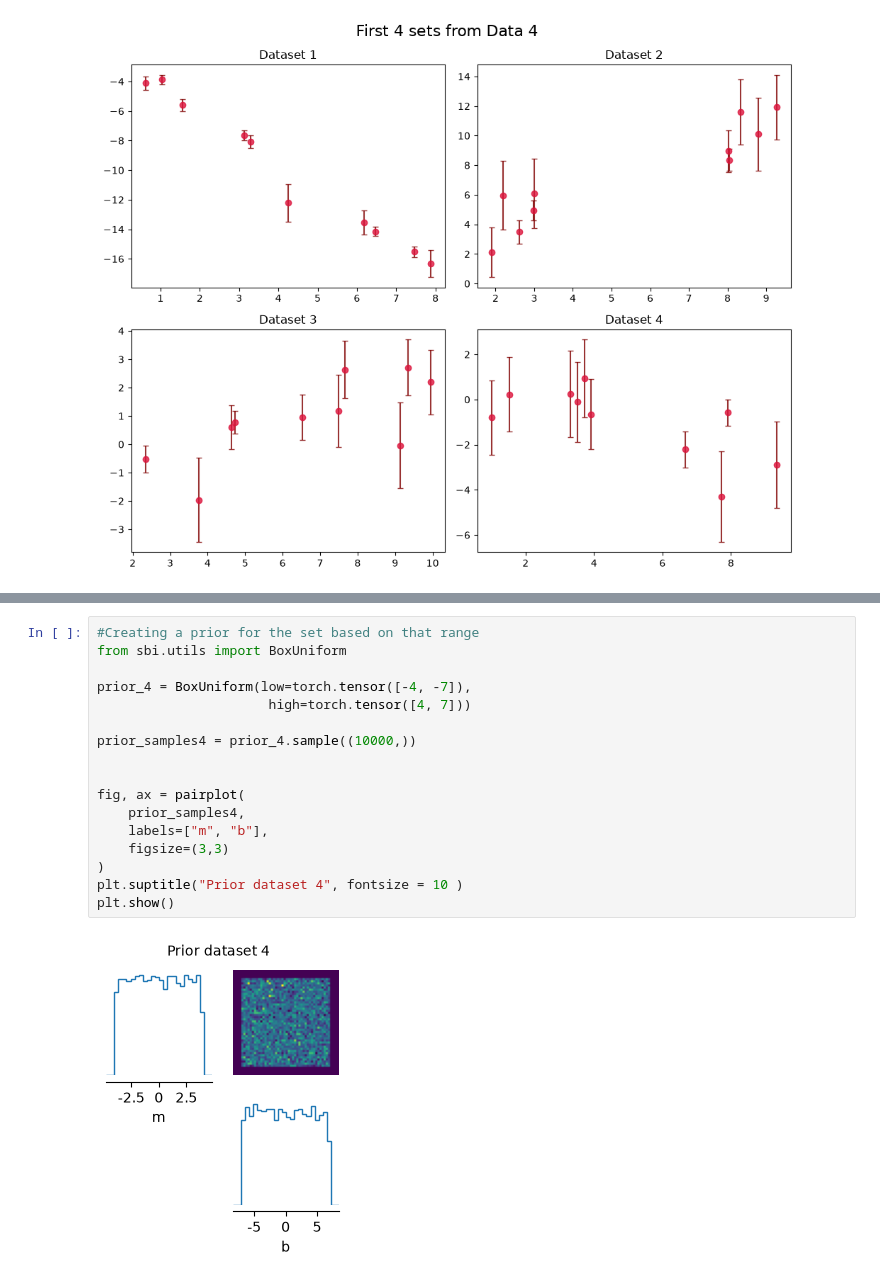
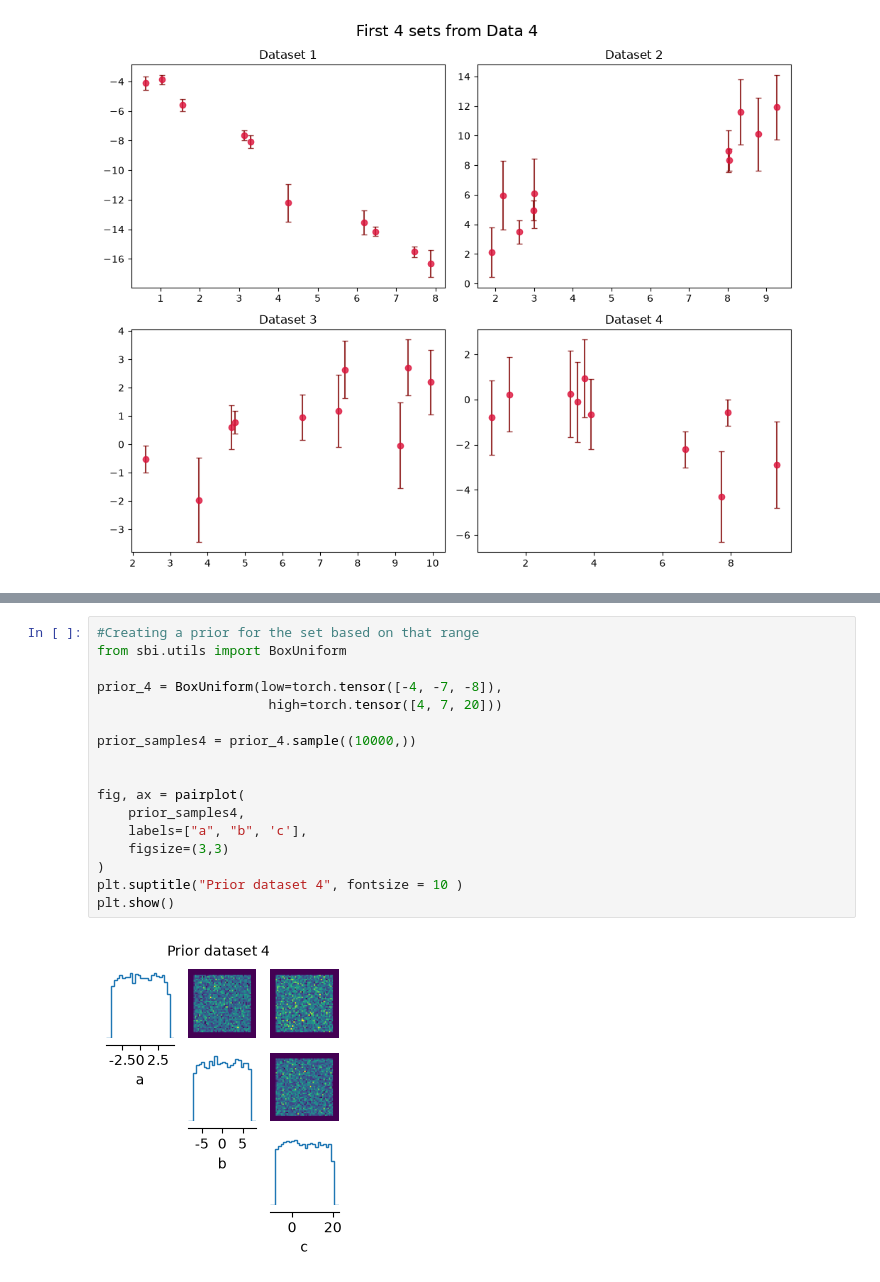
Before and after one commit to jarachisholm/SBI_clustering, a Jupyter notebook: fit_secret_lines.ipynb, the cells around one changed output, grey strips where cells are left out. Saved outputs shown, nothing was run; the diff lists cells and outputs as text.

```diff
--- a/fit_secret_lines.ipynb
+++ b/fit_secret_lines.ipynb
@@ -536,22 +540,22 @@ b ranges from -6.864 to 6.246
 # %%
 #Creating a prior for the set based on that range
 from sbi.utils import BoxUniform
 
-prior_4 = BoxUniform(low=torch.tensor([-4, -7]),
-                      high=torch.tensor([4, 7]))
+prior_4 = BoxUniform(low=torch.tensor([-4, -7, -8]),
+                      high=torch.tensor([4, 7, 20]))
 
 prior_samples4 = prior_4.sample((10000,))
 
 
 fig, ax = pairplot(
     prior_samples4,
-    labels=["m", "b"],
+    labels=["a", "b", 'c'],
     figsize=(3,3)
 )
 plt.suptitle("Prior dataset 4", fontsize = 10 )
 plt.show()
 # %% [output]
-[figure, old version]
+[figure, new version]
 # %%
 n_points = 10
 
```
Also changed, not shown: parts of 6 cells of this notebook, 1 other file.
